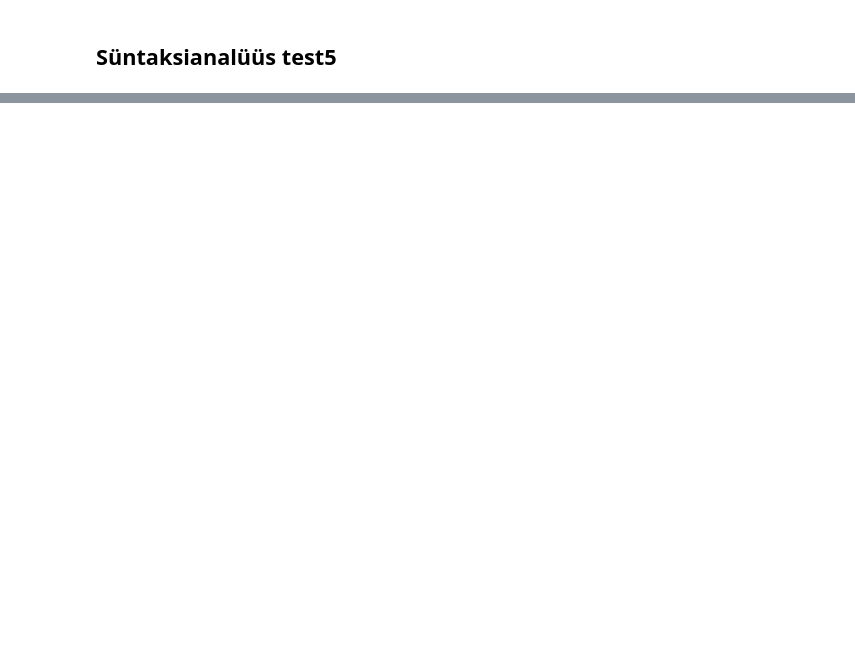
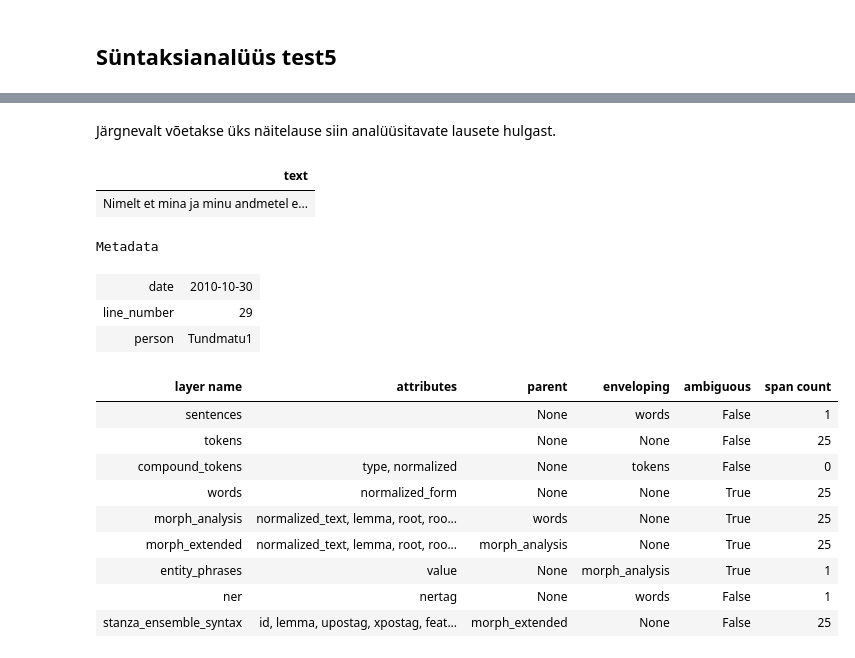
Before and after one commit to estnltk/presentation, a Jupyter notebook: 2023-xxx-media-monitoring/06_Süntaksianalüüs test5.ipynb, the cells around one changed output, grey strips where cells are left out. Drawn from its saved outputs; the diff is of its cells as text; code cells hidden in the pictures; blank space fills up the shorter version.

```diff
--- a/2023-xxx-media-monitoring/06_Süntaksianalüüs test5.ipynb
+++ b/2023-xxx-media-monitoring/06_Süntaksianalüüs test5.ipynb
@@ -12,0 +35,9 @@ ValueError: (!) File downloadable from 'https://object.hpc.ut.ee/ladu.keeleressu
+# %%
+sentences = []
+# %%
+con = sqlite3.connect("media_data.db")
+cur = con.cursor()
+# %%
+for row in cur.execute("SELECT sentence FROM phrase_tagger_sentences"):
+    sentence = json_to_text(json_text=row[0])
+    sentences.append(sentence)
@@ -12,0 +109,21 @@ ValueError: (!) File downloadable from 'https://object.hpc.ut.ee/ladu.keeleressu
+# %% [markdown]
+Järgnevalt võetakse üks näitelause siin analüüsitavate lausete hulgast.
+# %%
+display(sentences[14])
+# %% [output]
+| text |
+| Nimelt et mina ja minu andmetel e... |
+Metadata
+| date | 2010-10-30 |
+| line_number | 29 |
+| person | Tundmatu1 |
+| layer name | attributes | parent | enveloping | ambiguous | span count |
+| sentences |  | None | words | False | 1 |
+| tokens |  | None | None | False | 25 |
+| compound_tokens | type, normalized | None | tokens | False | 0 |
+| words | normalized_form | None | None | True | 25 |
+| morph_analysis | normalized_text, lemma, root, roo... | words | None | True | 25 |
+| morph_extended | normalized_text, lemma, root, roo... | morph_analysis | None | True | 25 |
+| entity_phrases | value | None | morph_analysis | True | 1 |
+| ner | nertag | None | words | False | 1 |
+| stanza_ensemble_syntax | id, lemma, upostag, xpostag, feat... | morph_extended | None | False | 25 |
```
Also changed, not shown: parts of 38 cells of this notebook.
